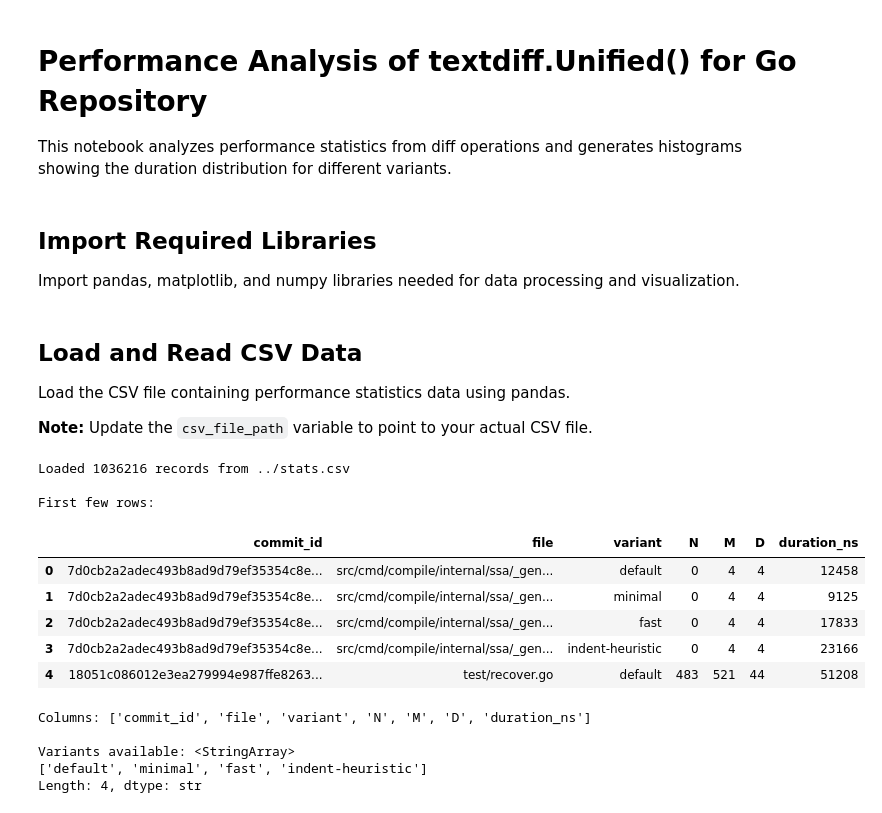
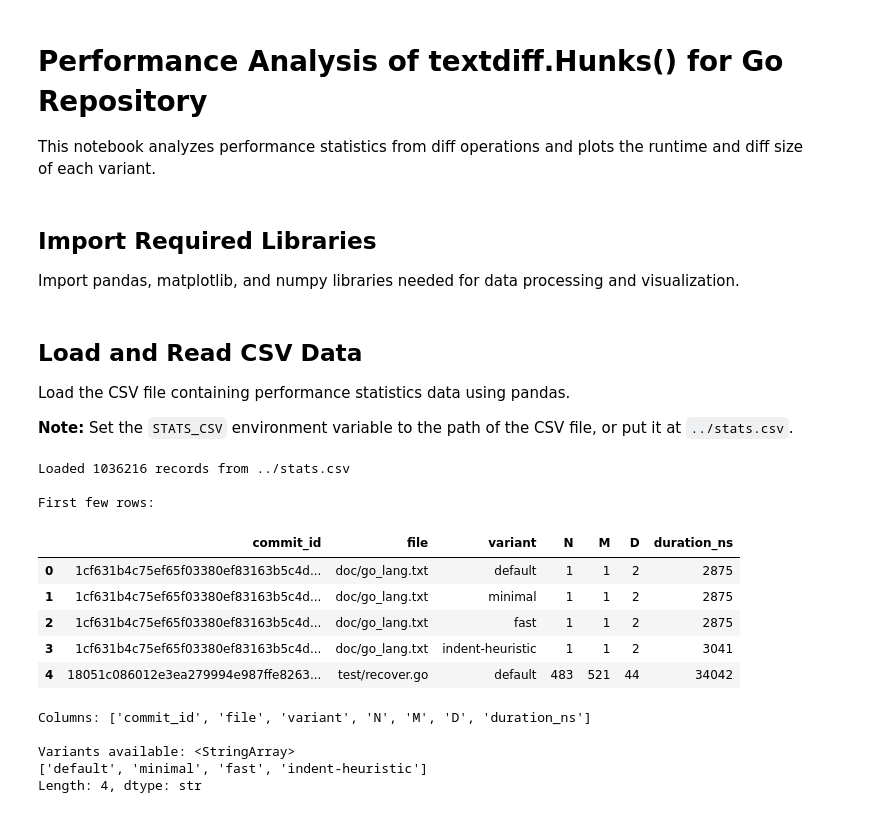
Before and after one commit to znkr/diff, a Jupyter notebook: plots/perf_go_repo.ipynb, the cells around one changed output. Cells and saved outputs as stored; diff of their text form; code cells hidden in the pictures.

```diff
--- a/plots/perf_go_repo.ipynb
+++ b/plots/perf_go_repo.ipynb
@@ -1,7 +1,7 @@
 # %% [markdown]
-# Performance Analysis of textdiff.Unified() for Go Repository
+# Performance Analysis of textdiff.Hunks() for Go Repository
 
-This notebook analyzes performance statistics from diff operations and generates histograms showing the duration distribution for different variants.
+This notebook analyzes performance statistics from diff operations and plots the runtime and diff size of each variant.
 # %% [markdown]
 ## Import Required Libraries
 
@@ -16,32 +19,32 @@ import os
 
 Load the CSV file containing performance statistics data using pandas.
 
-**Note:** Update the `csv_file_path` variable to point to your actual CSV file.
+**Note:** Set the `STATS_CSV` environment variable to the path of the CSV file, or put it at `../stats.csv`.
 # %%
-# Update this path to your actual CSV file
-csv_file_path = '../stats.csv'  # Adjust this path as needed
+# STATS_CSV overrides the path of the CSV file.
+csv_file_path = os.environ.get('STATS_CSV', '../stats.csv')
 
 # Check if file exists
 if os.path.exists(csv_file_path):
     stats = pd.read_csv(csv_file_path)
     print(f"Loaded {len(stats)} records from {csv_file_path}")
     print("\nFirst few rows:")
     display(stats.head())
     print("\nColumns:", stats.columns.tolist())
     print("\nVariants available:", stats['variant'].unique() if 'variant' in stats.columns else 'No variant column found')
 else:
     print(f"File not found: {csv_file_path}")
     print("Please update the csv_file_path variable to point to your CSV file.")
 # %% [output]
 Loaded 1036216 records from ../stats.csv
 
 First few rows:
 |  | commit_id | file | variant | N | M | D | duration_ns |
-| 0 | 7d0cb2a2adec493b8ad9d79ef35354c8e... | src/cmd/compile/internal/ssa/_gen... | default | 0 | 4 | 4 | 12458 |
-| 1 | 7d0cb2a2adec493b8ad9d79ef35354c8e... | src/cmd/compile/internal/ssa/_gen... | minimal | 0 | 4 | 4 | 9125 |
-| 2 | 7d0cb2a2adec493b8ad9d79ef35354c8e... | src/cmd/compile/internal/ssa/_gen... | fast | 0 | 4 | 4 | 17833 |
-| 3 | 7d0cb2a2adec493b8ad9d79ef35354c8e... | src/cmd/compile/internal/ssa/_gen... | indent-heuristic | 0 | 4 | 4 | 23166 |
-| 4 | 18051c086012e3ea279994e987ffe8263... | test/recover.go | default | 483 | 521 | 44 | 51208 |
+| 0 | 1cf631b4c75ef65f03380ef83163b5c4d... | doc/go_lang.txt | default | 1 | 1 | 2 | 2875 |
+| 1 | 1cf631b4c75ef65f03380ef83163b5c4d... | doc/go_lang.txt | minimal | 1 | 1 | 2 | 2875 |
+| 2 | 1cf631b4c75ef65f03380ef83163b5c4d... | doc/go_lang.txt | fast | 1 | 1 | 2 | 2875 |
+| 3 | 1cf631b4c75ef65f03380ef83163b5c4d... | doc/go_lang.txt | indent-heuristic | 1 | 1 | 2 | 3041 |
+| 4 | 18051c086012e3ea279994e987ffe8263... | test/recover.go | default | 483 | 521 | 44 | 34042 |
 Columns: ['commit_id', 'file', 'variant', 'N', 'M', 'D', 'duration_ns']
 
 Variants available: <StringArray>
```
Also changed, not shown: parts of 14 cells of this notebook, 6 other files.
